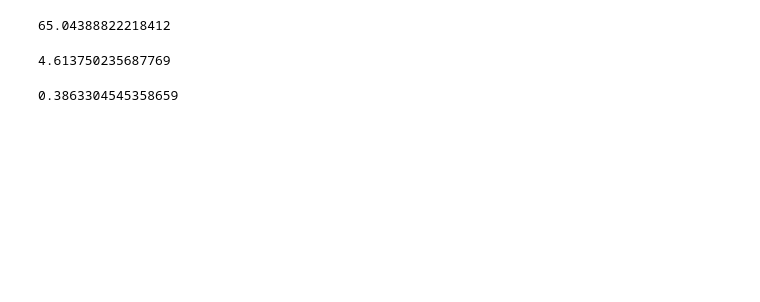
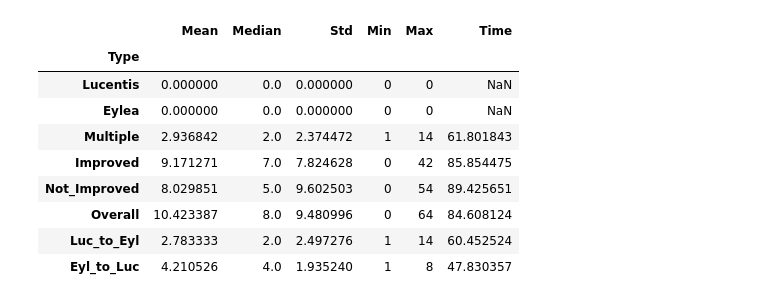
Before and after one commit to charlieoneill23/charliemacuject, a Jupyter notebook: pharma_reports/nAMD/DoctorAudit.ipynb, the cells around one changed output. Drawn from its saved outputs; the diff is of its cells as text; code cells hidden in the pictures; blank space fills up the shorter version.

```diff
--- a/pharma_reports/nAMD/DoctorAudit.ipynb
+++ b/pharma_reports/nAMD/DoctorAudit.ipynb
@@ -653,0 +976,47 @@ class Upload:
+# %%
+class Switches(DataSeparator):
+
+    def switches(self, df):
+        id_list = df['id'].unique()
+        switch_list, time_list = [], []
+        for eye in id_list:
+            pdf = df[df['id'] == eye]
+            switch_count = 0
+            for i in range(len(pdf)-1):
+                if pdf['Drug'].iloc[i] != pdf['Drug'].iloc[i+1]:
+                    switch_count += 1
+                    end = pd.to_datetime(pdf.admission_date.iloc[i+1], dayfirst=True)
+                    start = pd.to_datetime(pdf.admission_date.iloc[0], dayfirst=True)
+                    switch_time = (end - start).days / 7
+                    time_list.append(switch_time)
+            switch_list.append(switch_count)
+        return np.mean(switch_list), np.median(switch_list), np.std(switch_list), min(switch_list), max(switch_list), np.mean(time_list)
+
+    def switches_table(self):
+        df_list = DataSeparator.get_dataframes(self)
+        names = ['Lucentis', 'Eylea', 'Multiple', 'Improved', 'Not_Improved', 'Overall', 'Luc_to_Eyl', 'Eyl_to_Luc']
+        means, medians, stds, mins, maxs, times = [], [], [], [], [], []
+        for df in df_list:
+            mean, median, std, minm, maxm, time = self.switches(df)
+            means.append(mean), medians.append(median)
+            stds.append(std), mins.append(minm), maxs.append(maxm)
+            times.append(time)
+        dict = {'Type': names, 'Mean': means, 'Median': medians,
+                'Std': stds, 'Min': mins, 'Max': maxs, 'Time': times}
+        df = pd.DataFrame(dict)
+        df.set_index('Type', inplace=True)
+        return df
+# %%
+test = Switches('all')
+test.switches_table()
+# %% [output]
+|  | Mean | Median | Std | Min | Max | Time |
+| Type |  |  |  |  |  |  |
+| Lucentis | 0.000000 | 0.0 | 0.000000 | 0 | 0 | NaN |
+| Eylea | 0.000000 | 0.0 | 0.000000 | 0 | 0 | NaN |
+| Multiple | 2.936842 | 2.0 | 2.374472 | 1 | 14 | 61.801843 |
+| Improved | 9.171271 | 7.0 | 7.824628 | 0 | 42 | 85.854475 |
+| Not_Improved | 8.029851 | 5.0 | 9.602503 | 0 | 54 | 89.425651 |
+| Overall | 10.423387 | 8.0 | 9.480996 | 0 | 64 | 84.608124 |
+| Luc_to_Eyl | 2.783333 | 2.0 | 2.497276 | 1 | 14 | 60.452524 |
+| Eyl_to_Luc | 4.210526 | 4.0 | 1.935240 | 1 | 8 | 47.830357 |
@@ -674,15 +1132,0 @@ for eye in id_list:
-# %%
-np.mean(lst)
-# %% [output]
-65.04388822218412
-# %%
-np.sqrt(np.std(lst))
-# %% [output]
-4.613750235687769
-# %%
-import statsmodels.stats.api as sms
-
-a = sms.DescrStatsW(lst).tconfint_mean()
-np.mean(lst) - a[0]
-# %% [output]
-0.3863304545358659
```
Also changed, not shown: parts of 16 cells of this notebook, 11 other files.
